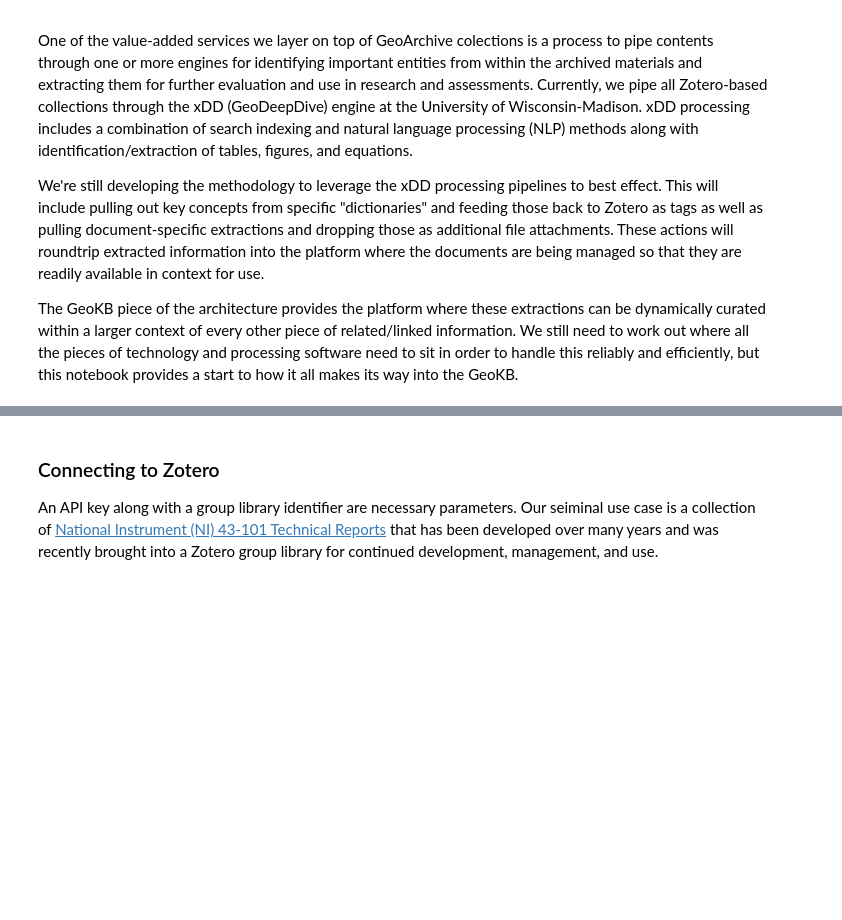
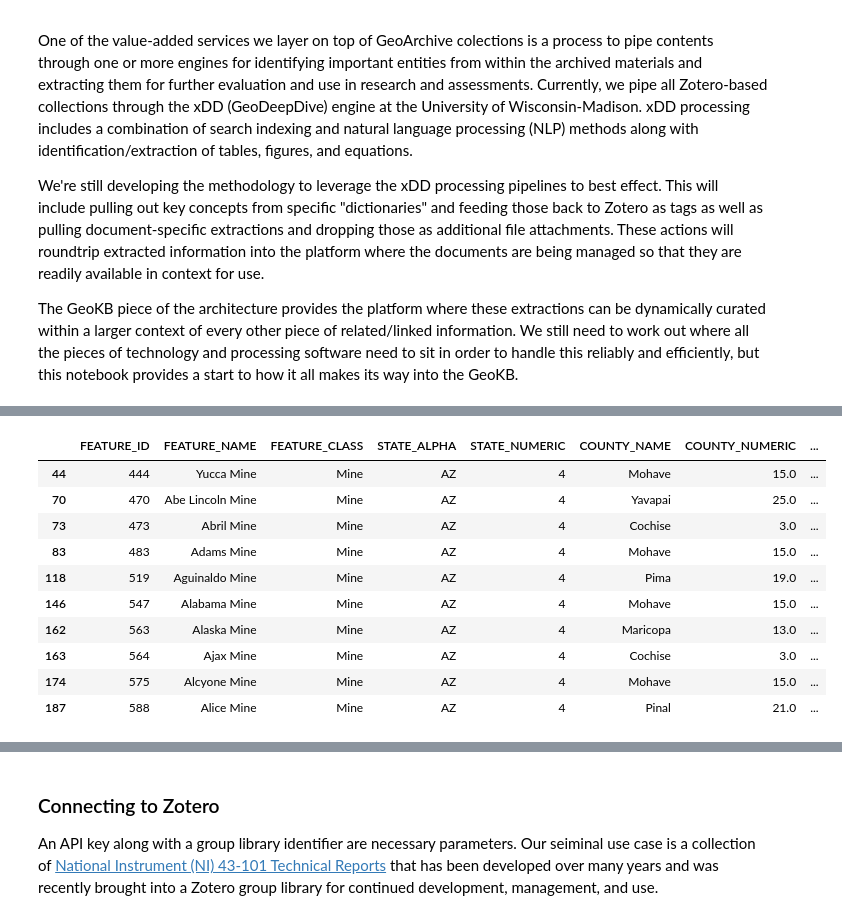
Before and after one commit to skybristol/geokb, a Jupyter notebook: GeoArchive - Zotero.ipynb, the cells around one changed output, grey strips where cells are left out. Drawn from its saved outputs; the diff is of its cells as text; code cells hidden in the pictures; blank space fills up the shorter version.

```diff
--- a/GeoArchive - Zotero.ipynb
+++ b/GeoArchive - Zotero.ipynb
@@ -22,0 +72,21 @@ import pandas as pd
+# %%
+gnis_national_file = 'https://geonames.usgs.gov/docs/stategaz/NationalFile.zip'
+r_gnis_national_file = requests.get(gnis_national_file)
+z = ZipFile(BytesIO(r_gnis_national_file.content))
+# We know it's the first/only file and it's delimited with pipe
+gnis_national = pd.read_csv(z.open(z.namelist()[0]), sep='|')
+# %%
+mine_features = gnis_national[gnis_national.FEATURE_CLASS == 'Mine']
+mine_features.head(10)
+# %% [output]
+|  | FEATURE_ID | FEATURE_NAME | FEATURE_CLASS | STATE_ALPHA | STATE_NUMERIC | COUNTY_NAME | COUNTY_NUMERIC | ... |
+| 44 | 444 | Yucca Mine | Mine | AZ | 4 | Mohave | 15.0 | ... |
+| 70 | 470 | Abe Lincoln Mine | Mine | AZ | 4 | Yavapai | 25.0 | ... |
+| 73 | 473 | Abril Mine | Mine | AZ | 4 | Cochise | 3.0 | ... |
+| 83 | 483 | Adams Mine | Mine | AZ | 4 | Mohave | 15.0 | ... |
+| 118 | 519 | Aguinaldo Mine | Mine | AZ | 4 | Pima | 19.0 | ... |
+| 146 | 547 | Alabama Mine | Mine | AZ | 4 | Mohave | 15.0 | ... |
+| 162 | 563 | Alaska Mine | Mine | AZ | 4 | Maricopa | 13.0 | ... |
+| 163 | 564 | Ajax Mine | Mine | AZ | 4 | Cochise | 3.0 | ... |
+| 174 | 575 | Alcyone Mine | Mine | AZ | 4 | Mohave | 15.0 | ... |
+| 187 | 588 | Alice Mine | Mine | AZ | 4 | Pinal | 21.0 | ... |
```
Also changed, not shown: parts of 16 cells of this notebook, 2 other files.
